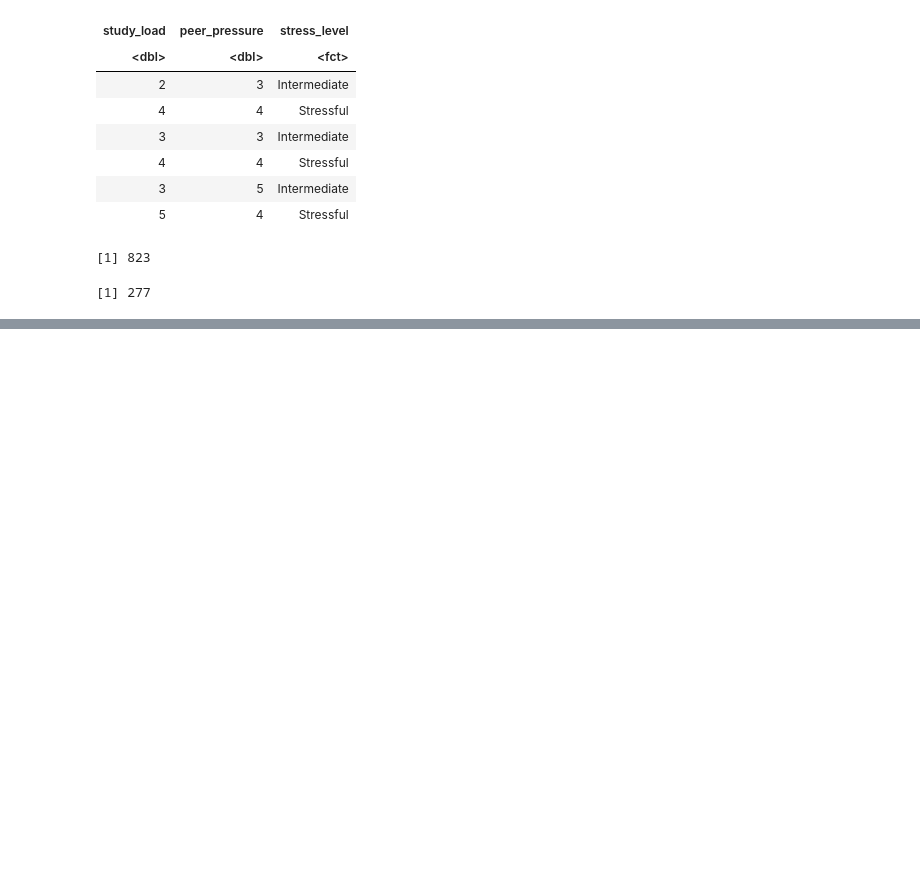
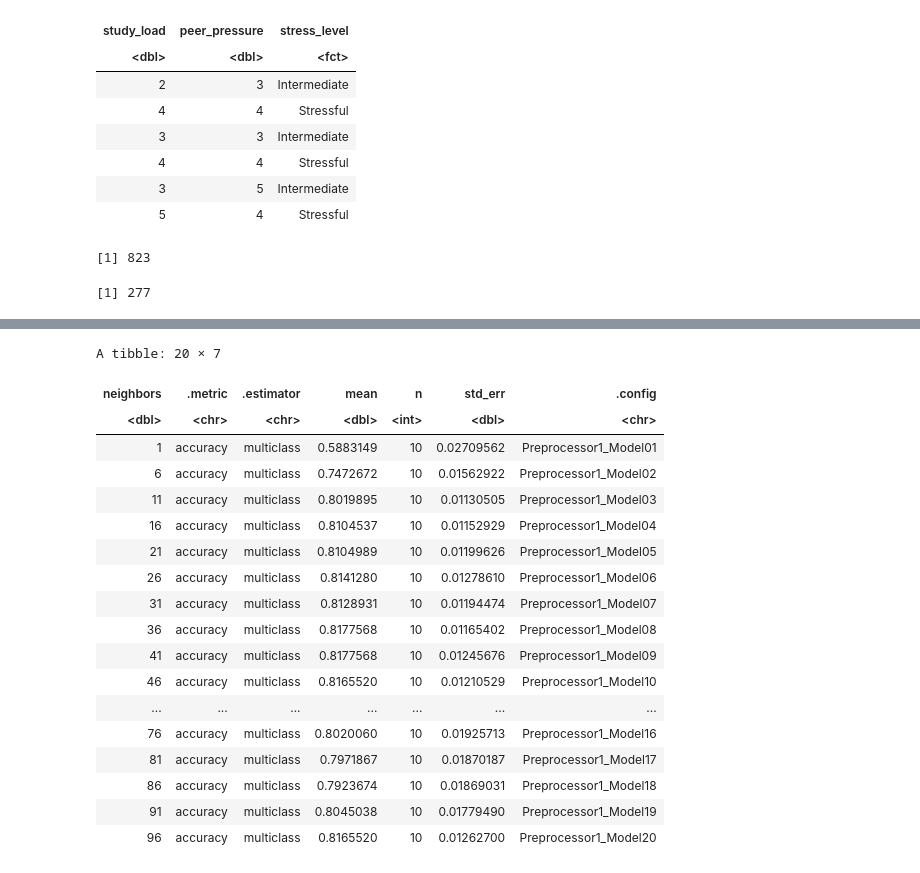
Before and after one commit to Ivvvyyan/dsci-group-11, a Jupyter notebook: Final Group Report.ipynb, the cells around one changed output, grey strips where cells are left out. Saved outputs shown, nothing was run; the diff lists cells and outputs as text; code cells hidden in the pictures; blank space fills up the shorter version.

```diff
--- a/Final Group Report.ipynb
+++ b/Final Group Report.ipynb
@@ -150,0 +141,33 @@ stress_academic
+# %%
+k_vals <- tibble(neighbors = seq(from = 1, to = 100, by = 5))
+
+knn_results <- workflow() |>
+    add_recipe(stress_recipe) |>
+    add_model(knn_spec) |>
+    tune_grid(resamples = stress_vfold, grid = k_vals) |>
+    collect_metrics()
+
+accuracies <- knn_results |>
+    filter(.metric == "accuracy")
+
+accuracies
+# %% [output]
+A tibble: 20 × 7
+| neighbors | .metric | .estimator | mean | n | std_err | .config |
+| <dbl> | <chr> | <chr> | <dbl> | <int> | <dbl> | <chr> |
+| 1 | accuracy | multiclass | 0.5883149 | 10 | 0.02709562 | Preprocessor1_Model01 |
+| 6 | accuracy | multiclass | 0.7472672 | 10 | 0.01562922 | Preprocessor1_Model02 |
+| 11 | accuracy | multiclass | 0.8019895 | 10 | 0.01130505 | Preprocessor1_Model03 |
+| 16 | accuracy | multiclass | 0.8104537 | 10 | 0.01152929 | Preprocessor1_Model04 |
+| 21 | accuracy | multiclass | 0.8104989 | 10 | 0.01199626 | Preprocessor1_Model05 |
+| 26 | accuracy | multiclass | 0.8141280 | 10 | 0.01278610 | Preprocessor1_Model06 |
+| 31 | accuracy | multiclass | 0.8128931 | 10 | 0.01194474 | Preprocessor1_Model07 |
+| 36 | accuracy | multiclass | 0.8177568 | 10 | 0.01165402 | Preprocessor1_Model08 |
+| 41 | accuracy | multiclass | 0.8177568 | 10 | 0.01245676 | Preprocessor1_Model09 |
+| 46 | accuracy | multiclass | 0.8165520 | 10 | 0.01210529 | Preprocessor1_Model10 |
+| ... | ... | ... | ... | ... | ... | ... |
+| 76 | accuracy | multiclass | 0.8020060 | 10 | 0.01925713 | Preprocessor1_Model16 |
+| 81 | accuracy | multiclass | 0.7971867 | 10 | 0.01870187 | Preprocessor1_Model17 |
+| 86 | accuracy | multiclass | 0.7923674 | 10 | 0.01869031 | Preprocessor1_Model18 |
+| 91 | accuracy | multiclass | 0.8045038 | 10 | 0.01779490 | Preprocessor1_Model19 |
+| 96 | accuracy | multiclass | 0.8165520 | 10 | 0.01262700 | Preprocessor1_Model20 |
```
Also changed, not shown: parts of 18 cells of this notebook.
